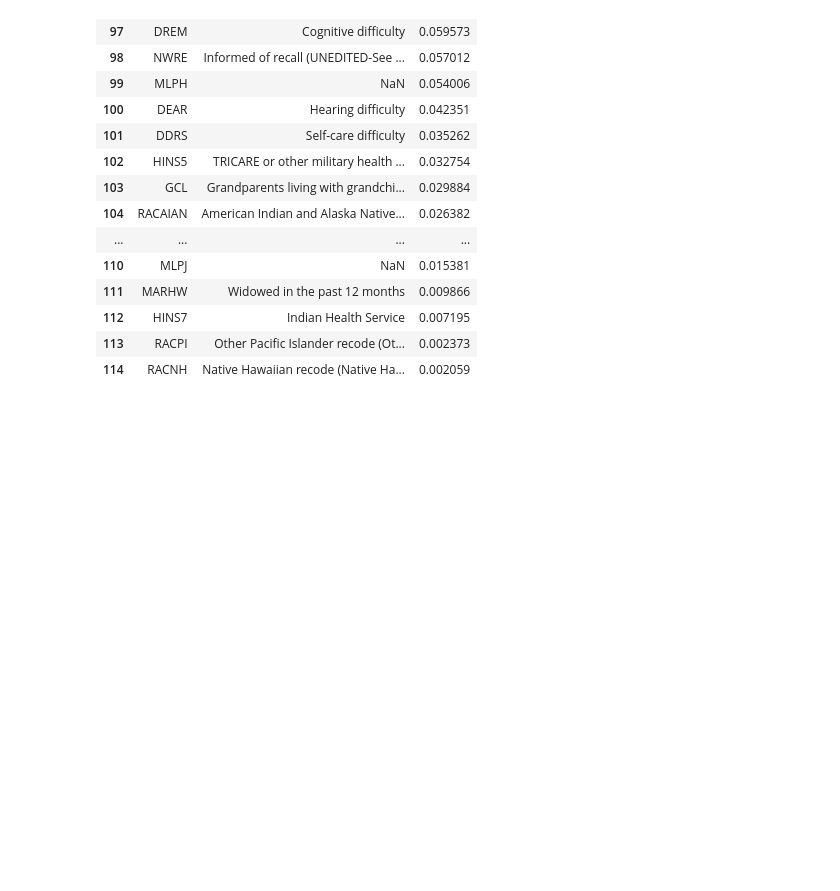
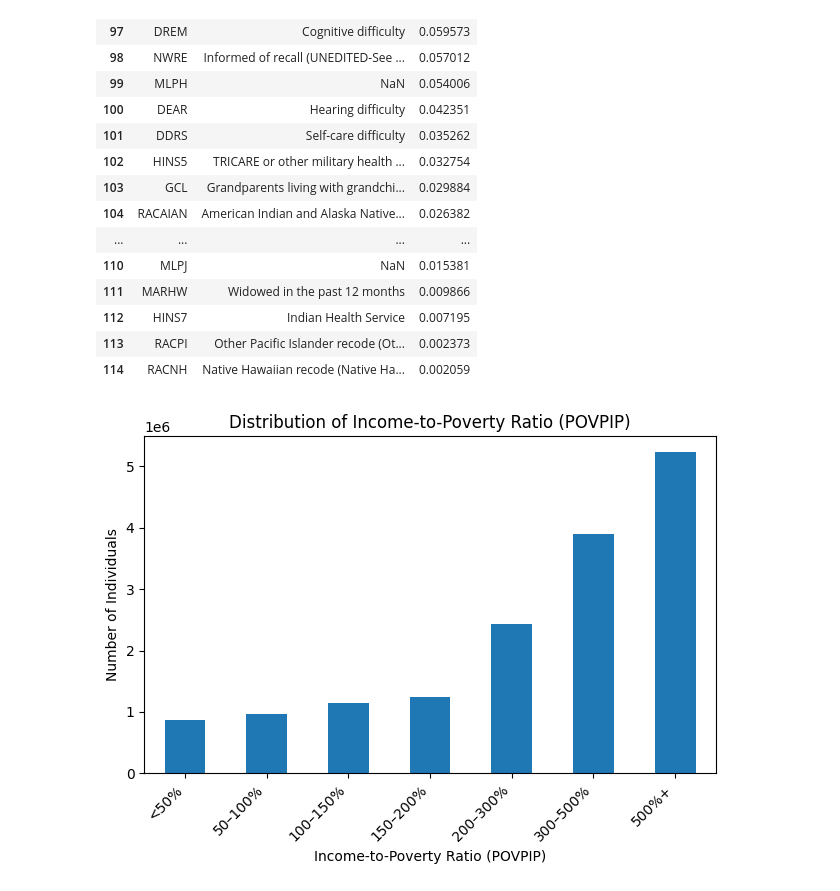
Before and after one commit to ingridalt/DSC-288R-CAPSTONE, a Jupyter notebook: 2_Exploratory_Data_Analysis/2_EDA.ipynb, the cells around one changed output. Drawn from its saved outputs; the diff is of its cells as text; code cells hidden in the pictures; blank space fills up the shorter version.

```diff
--- a/2_Exploratory_Data_Analysis/2_EDA.ipynb
+++ b/2_Exploratory_Data_Analysis/2_EDA.ipynb
@@ -313,3 +313,42 @@ variance_summary.tail(20)
 | 112 | HINS7 | Indian Health Service | 0.007195 |
 | 113 | RACPI | Other Pacific Islander recode (Ot... | 0.002373 |
 | 114 | RACNH | Native Hawaiian recode (Native Ha... | 0.002059 |
+# %%
+import pandas as pd
+import matplotlib.pyplot as plt
+
+# Load only POVPIP (lightweight)
+p_file = "../1_Raw_Data/data_persons_us_1yr/psam_pus_master.csv"
+df_pov = pd.read_csv(p_file, usecols=["POVPIP"])
+
+# Drop missing values
+df_pov = df_pov.dropna()
+
+# Define bins (common in poverty analysis)
+bins = [0, 50, 100, 150, 200, 300, 500, df_pov["POVPIP"].max()]
+labels = [
+    "<50%",
+    "50–100%",
+    "100–150%",
+    "150–200%",
+    "200–300%",
+    "300–500%",
+    "500%+"
+]
+
+df_pov["POVPIP_bin"] = pd.cut(df_pov["POVPIP"], bins=bins, labels=labels, include_lowest=True)
+
+# Count per bin
+bin_counts = df_pov["POVPIP_bin"].value_counts().sort_index()
+
+# Plot
+plt.figure()
+bin_counts.plot(kind="bar")
+plt.xlabel("Income-to-Poverty Ratio (POVPIP)")
+plt.ylabel("Number of Individuals")
+plt.title("Distribution of Income-to-Poverty Ratio (POVPIP)")
+plt.xticks(rotation=45, ha="right")
+plt.tight_layout()
+plt.show()
+# %% [output]
+[figure, added]
```
Also changed, not shown: parts of 3 cells of this notebook, 1 other file.
